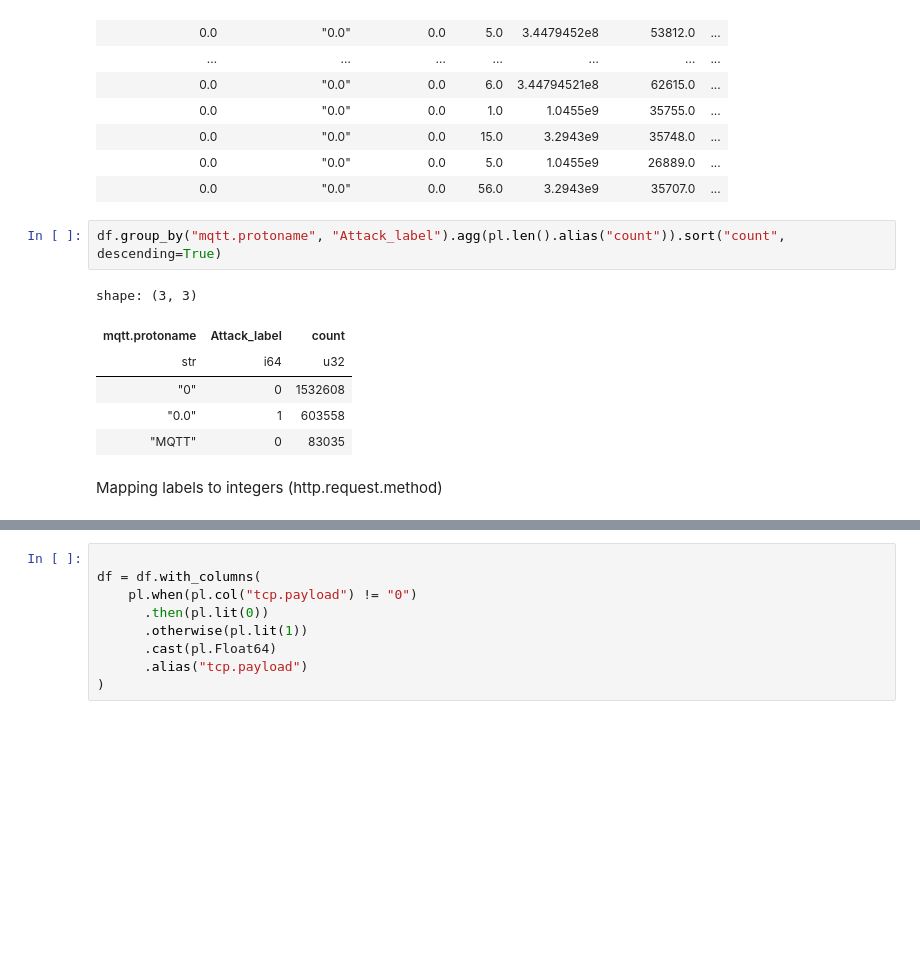
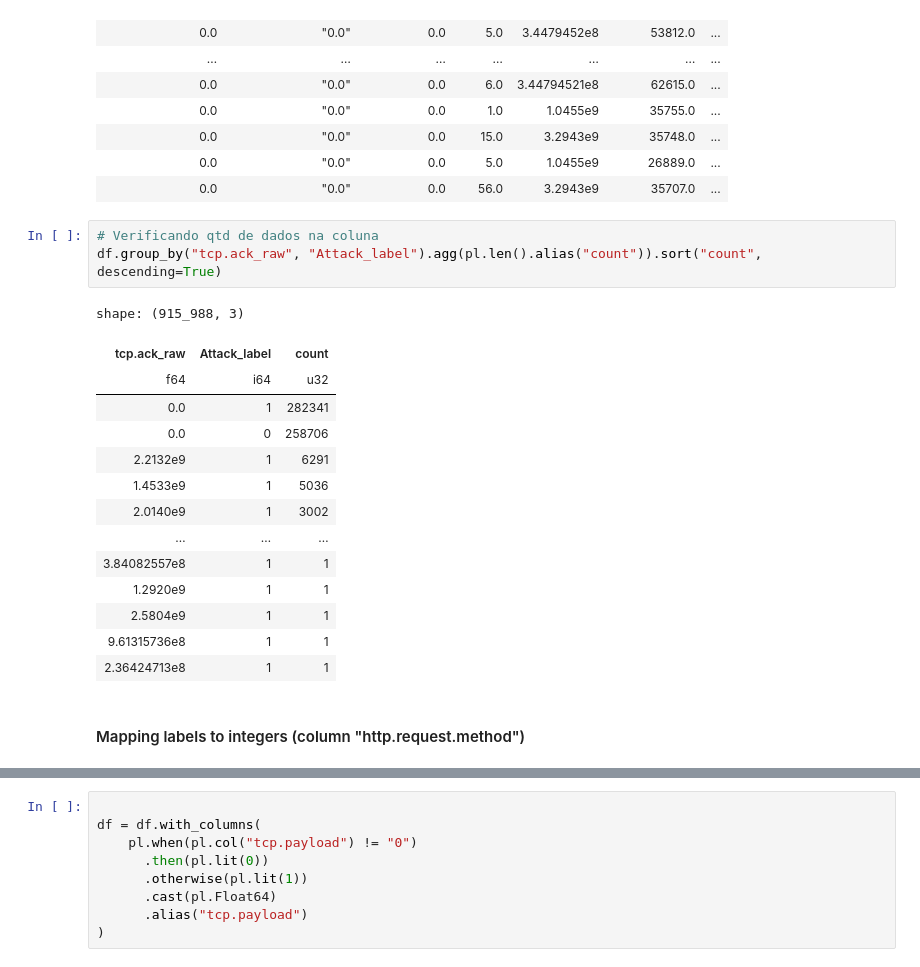
Before and after one commit to Raykartsch/cybersecurity-uerj-2026-1, a Jupyter notebook: final-project/xgboost_algorithm.ipynb, the cells around one changed output, grey strips where cells are left out. Saved outputs shown, nothing was run; the diff lists cells and outputs as text; blank space fills up the shorter version.

```diff
--- a/final-project/xgboost_algorithm.ipynb
+++ b/final-project/xgboost_algorithm.ipynb
@@ -96,16 +82,25 @@ shape: (20, 33)
 | 0.0 | "0.0" | 0.0 | 5.0 | 1.0455e9 | 26889.0 | ... |
 | 0.0 | "0.0" | 0.0 | 56.0 | 3.2943e9 | 35707.0 | ... |
 # %%
-df.group_by("mqtt.protoname", "Attack_label").agg(pl.len().alias("count")).sort("count", descending=True)
+# Verificando qtd de dados na coluna
+df.group_by("tcp.ack_raw", "Attack_label").agg(pl.len().alias("count")).sort("count", descending=True)
 # %% [output]
-shape: (3, 3)
+shape: (915_988, 3)
-| mqtt.protoname | Attack_label | count |
-| str | i64 | u32 |
-| "0" | 0 | 1532608 |
-| "0.0" | 1 | 603558 |
-| "MQTT" | 0 | 83035 |
+| tcp.ack_raw | Attack_label | count |
+| f64 | i64 | u32 |
+| 0.0 | 1 | 282341 |
+| 0.0 | 0 | 258706 |
+| 2.2132e9 | 1 | 6291 |
+| 1.4533e9 | 1 | 5036 |
+| 2.0140e9 | 1 | 3002 |
+| … | … | … |
+| 3.84082557e8 | 1 | 1 |
+| 1.2920e9 | 1 | 1 |
+| 2.5804e9 | 1 | 1 |
+| 9.61315736e8 | 1 | 1 |
+| 2.36424713e8 | 1 | 1 |
 # %% [markdown]
-Mapping labels to integers (http.request.method)
+#### Mapping labels to integers (column "http.request.method")
 # %%
 mapping_rm = {"0.0": 0.0,
                   "0": 0.0,
```
Also changed, not shown: parts of 23 cells of this notebook.
